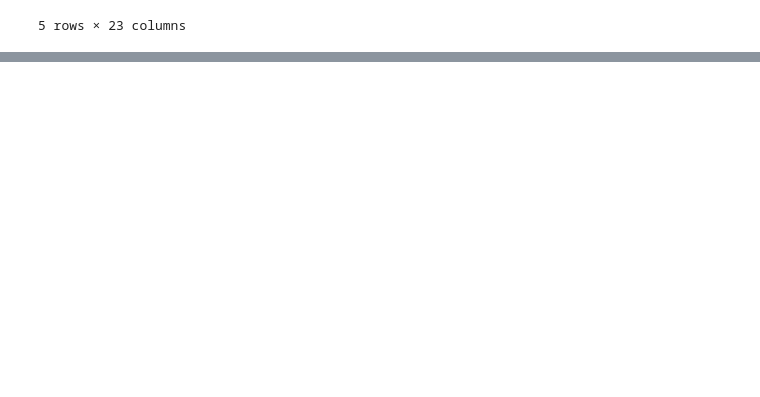
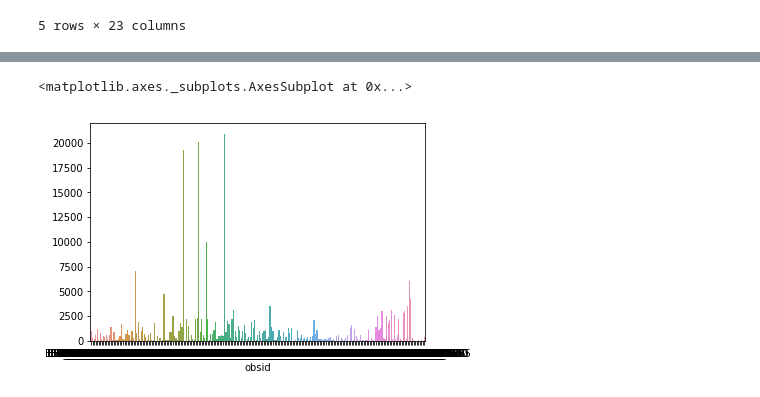
Before and after one commit to zalfalah/Honors, a Jupyter notebook: task 2 incomplete pt 2.ipynb, the cells around one changed output, grey strips where cells are left out. Saved outputs shown, nothing was run; the diff lists cells and outputs as text; code cells hidden in the pictures; blank space fills up the shorter version.

```diff
--- a/task 2 incomplete pt 2.ipynb
+++ b/task 2 incomplete pt 2.ipynb
@@ -28,2 +9,2 @@ from pathlib import Path
 # %%
-basedir = Path("C:\Users\Zade\Desktop\HonorsMaterials\ForTask1\p4_analysis\P4_catalog_v1.0\")
+blotch = pd.read_csv("C:\Users\Zade\Desktop\HonorsMaterials\ForTask1\p4_analysis\P4_catalog_v1.1_L1C_cut_0.5_blotch.csv")
@@ -48 +42,6 @@ fans = pd.read_csv( basedir / "P4_catalog_v1.1_L1C_cut_0.5_fan.csv")
+# %%
+sns.barplot(gb.size().index, gb.size().values)
+# %% [output]
+<matplotlib.axes._subplots.AxesSubplot at 0x...>
+[figure, added]
 # %%
```
Also changed, not shown: parts of 92 cells of this notebook.
